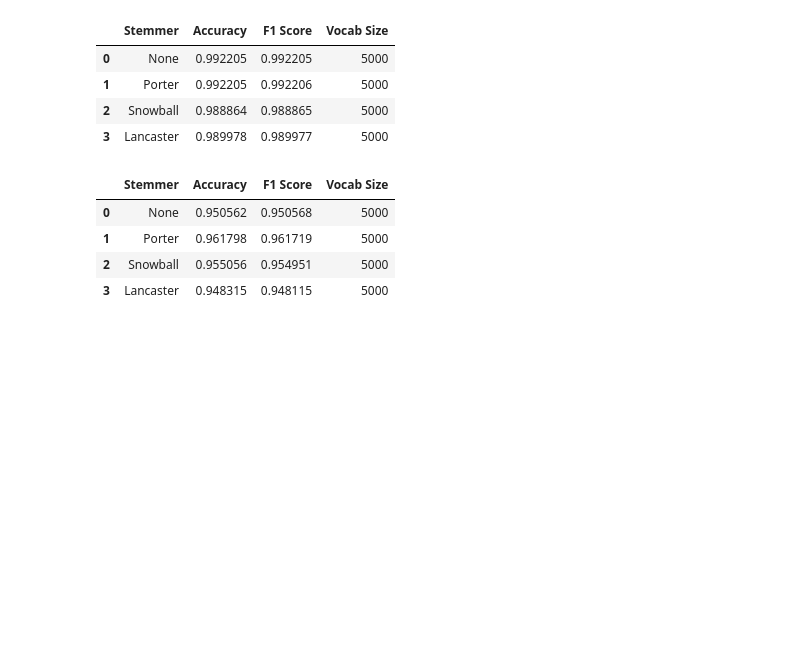
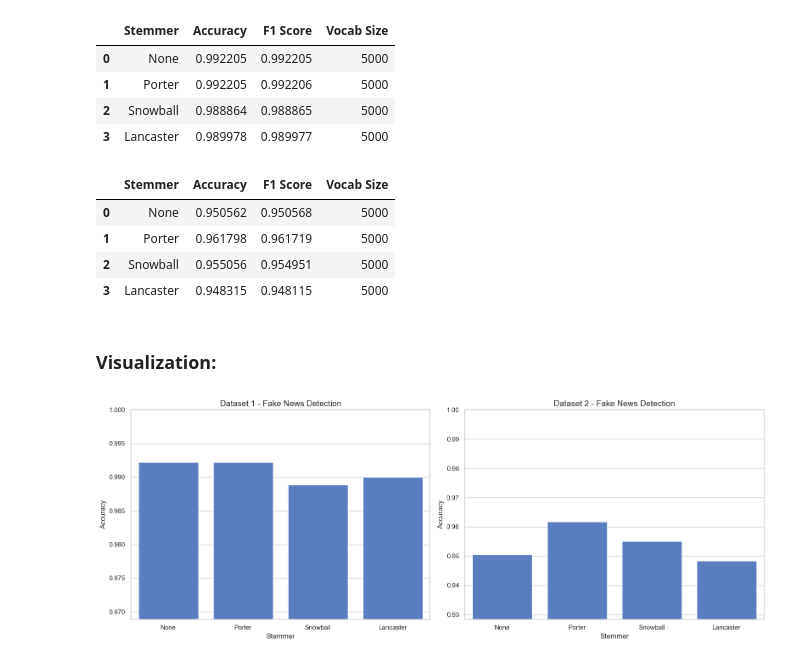
Before and after one commit to mal0101/Text-Mining-Project, a Jupyter notebook: main.ipynb, the cells around one changed output. Saved outputs shown, nothing was run; the diff lists cells and outputs as text; code cells hidden in the pictures; blank space fills up the shorter version.

Commit message:
visualizations

```diff
--- a/main.ipynb
+++ b/main.ipynb
@@ -171,3 +171,18 @@ rest2_df.head()
 | 1 | Porter | 0.961798 | 0.961719 | 5000 |
 | 2 | Snowball | 0.955056 | 0.954951 | 5000 |
 | 3 | Lancaster | 0.948315 | 0.948115 | 5000 |
+# %% [markdown]
+### Visualization:
+# %%
+fig, ax = plt.subplots(1, 2, figsize=(16, 6))
+sns.barplot(x='Stemmer', y='Accuracy', data=rest1_df, ax=ax[0])
+ax[0].set_title('Dataset 1 - Fake News Detection', fontsize=14)
+ax[0].set_ylim(min(rest1_df['Accuracy']) - 0.02, 1.0)
+
+sns.barplot(x='Stemmer', y='Accuracy', data=rest2_df, ax=ax[1])
+ax[1].set_title('Dataset 2 - Fake News Detection', fontsize=14)
+ax[1].set_ylim(min(rest2_df['Accuracy']) - 0.02, 1.0)
+plt.tight_layout()
+plt.show()
+# %% [output]
+[figure, added]
```
Also changed, not shown: parts of 1 cell of this notebook.
